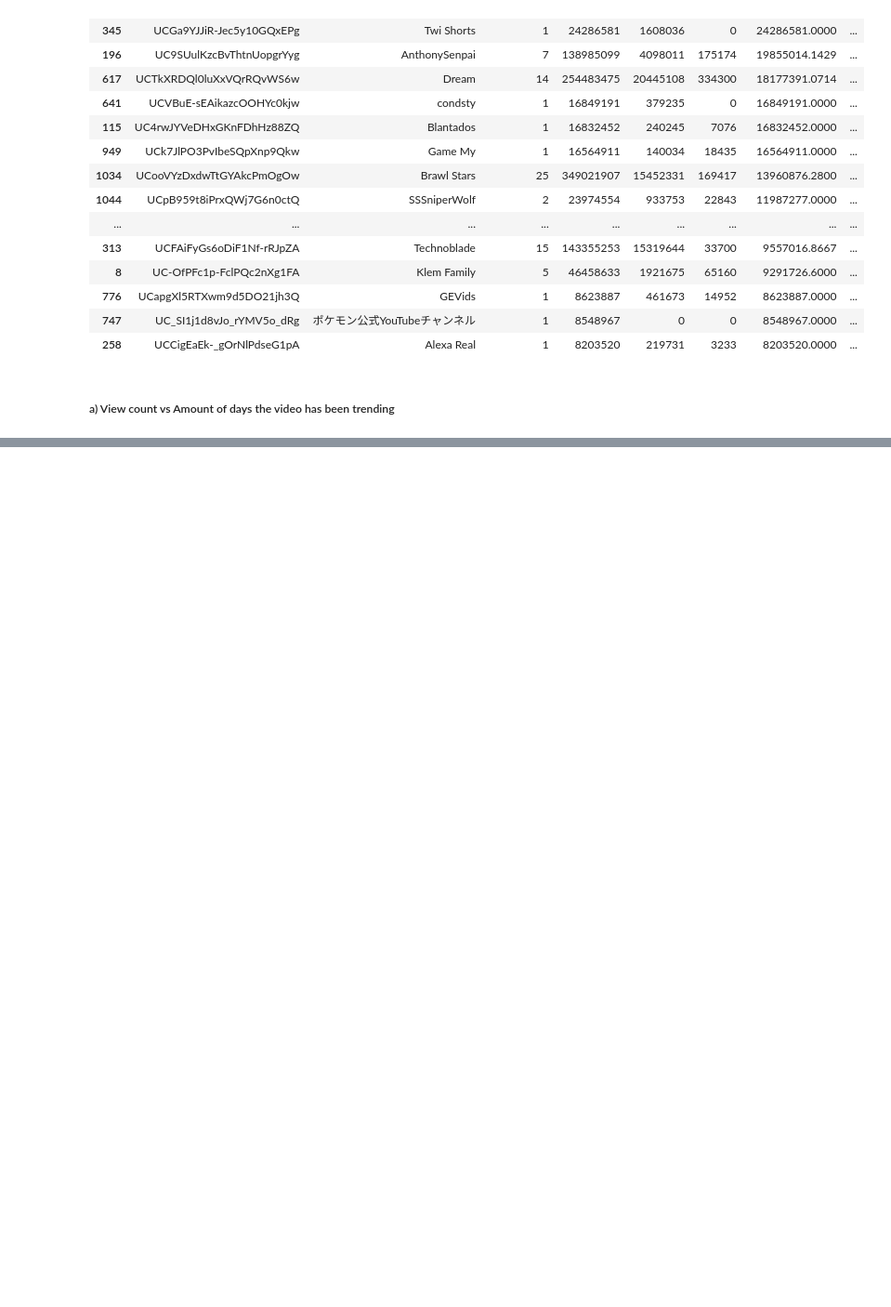
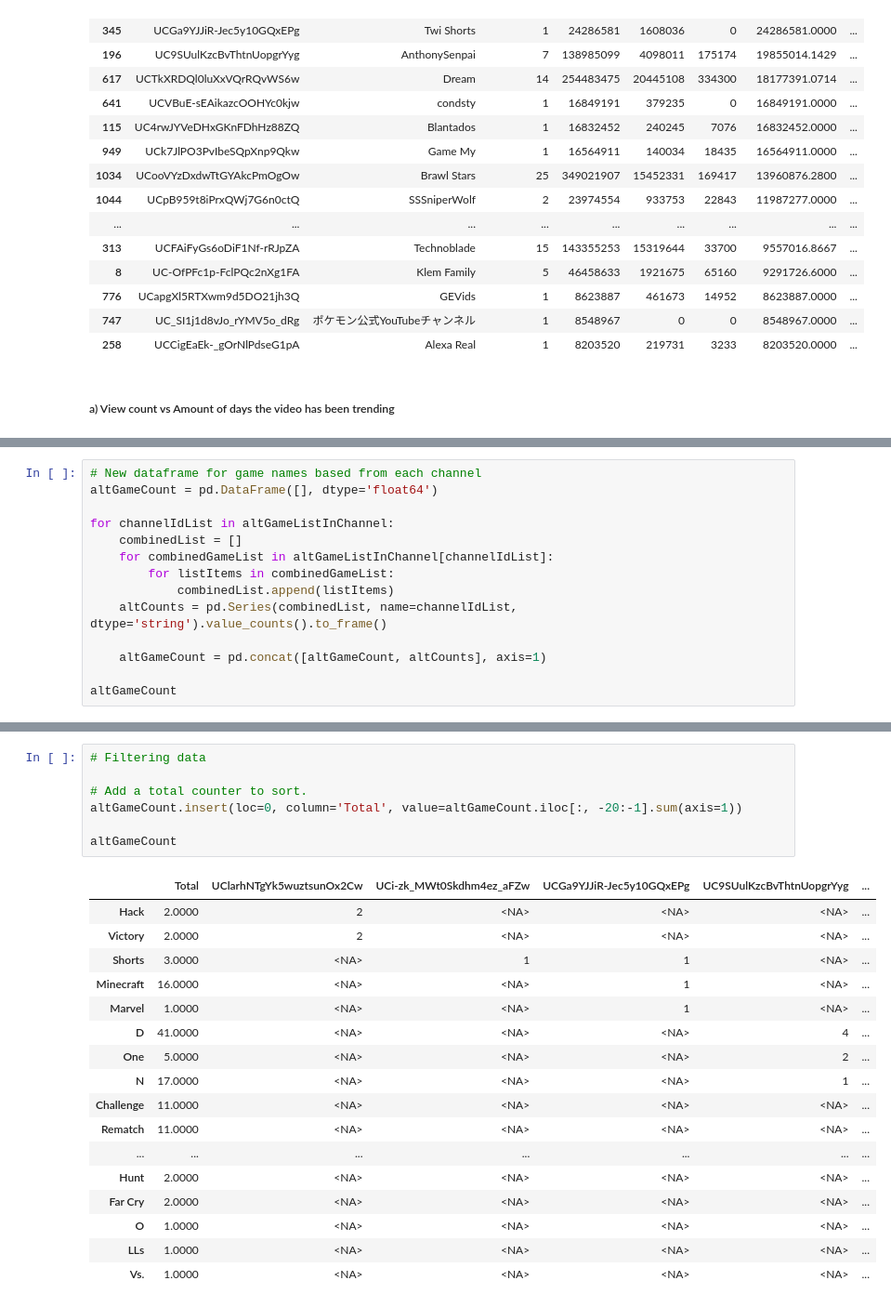
Before and after one commit to xPrinny/ProgramFundiesDataAnalyzers, a Jupyter notebook: notebooks/readData.ipynb, the cells around one changed output, grey strips where cells are left out. Shown at 93% size. Drawn from its saved outputs; the diff is of its cells as text; blank space fills up the shorter version.

```diff
--- a/notebooks/readData.ipynb
+++ b/notebooks/readData.ipynb
@@ -346,0 +453,14 @@ plt.show()
+# %%
+# New dataframe for game names based from each channel
+altGameCount = pd.DataFrame([], dtype='float64')
+
+for channelIdList in altGameListInChannel:
+    combinedList = []
+    for combinedGameList in altGameListInChannel[channelIdList]:
+        for listItems in combinedGameList:
+            combinedList.append(listItems)
+    altCounts = pd.Series(combinedList, name=channelIdList, dtype='string').value_counts().to_frame()
+
+    altGameCount = pd.concat([altGameCount, altCounts], axis=1)
+
+altGameCount
@@ -346,0 +485,25 @@ plt.show()
+# %%
+# Filtering data
+
+# Add a total counter to sort.
+altGameCount.insert(loc=0, column='Total', value=altGameCount.iloc[:, -20:-1].sum(axis=1))
+
+altGameCount
+# %% [output]
+|  | Total | UClarhNTgYk5wuztsunOx2Cw | UCi-zk_MWt0Skdhm4ez_aFZw | UCGa9YJJiR-Jec5y10GQxEPg | UC9SUulKzcBvThtnUopgrYyg | ... |
+| Hack | 2.0000 | 2 | <NA> | <NA> | <NA> | ... |
+| Victory | 2.0000 | 2 | <NA> | <NA> | <NA> | ... |
+| Shorts | 3.0000 | <NA> | 1 | 1 | <NA> | ... |
+| Minecraft | 16.0000 | <NA> | <NA> | 1 | <NA> | ... |
+| Marvel | 1.0000 | <NA> | <NA> | 1 | <NA> | ... |
+| D | 41.0000 | <NA> | <NA> | <NA> | 4 | ... |
+| One | 5.0000 | <NA> | <NA> | <NA> | 2 | ... |
+| N | 17.0000 | <NA> | <NA> | <NA> | 1 | ... |
+| Challenge | 11.0000 | <NA> | <NA> | <NA> | <NA> | ... |
+| Rematch | 11.0000 | <NA> | <NA> | <NA> | <NA> | ... |
+| ... | ... | ... | ... | ... | ... | ... |
+| Hunt | 2.0000 | <NA> | <NA> | <NA> | <NA> | ... |
+| Far Cry | 2.0000 | <NA> | <NA> | <NA> | <NA> | ... |
+| O | 1.0000 | <NA> | <NA> | <NA> | <NA> | ... |
+| LLs | 1.0000 | <NA> | <NA> | <NA> | <NA> | ... |
+| Vs. | 1.0000 | <NA> | <NA> | <NA> | <NA> | ... |
```
Also changed, not shown: parts of 12 cells of this notebook.
